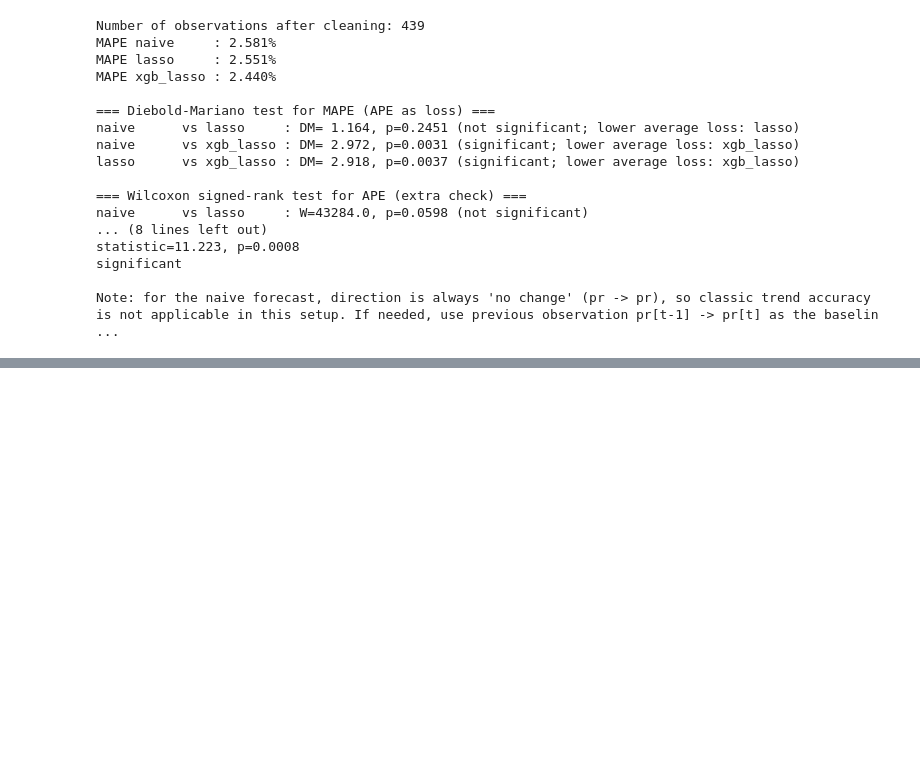
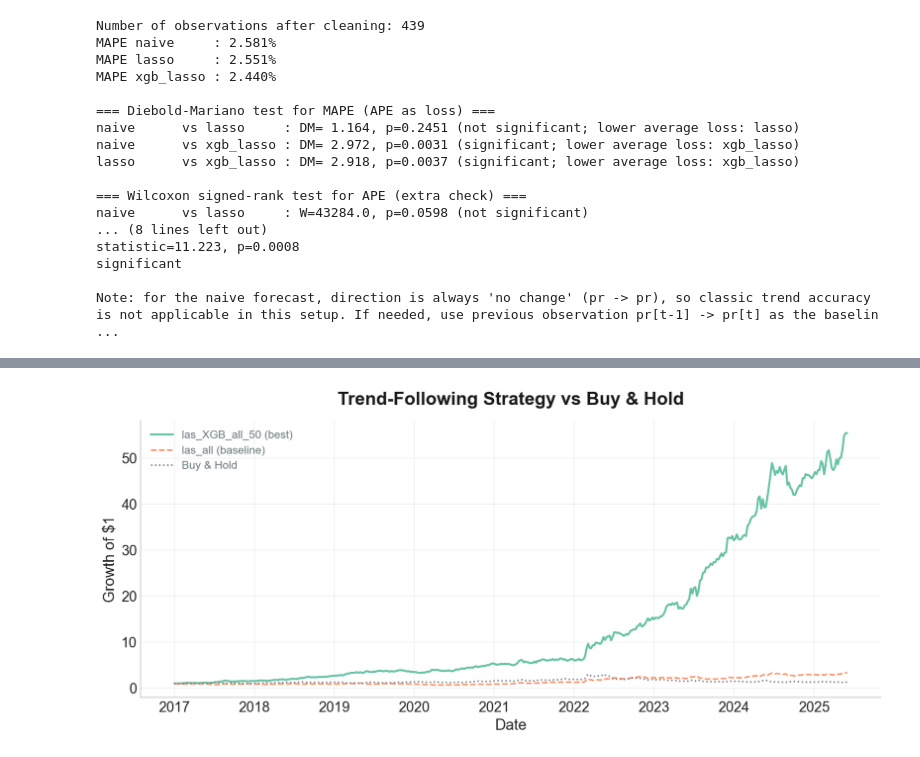
Before and after one commit to ypodmogaev/feature_selection, a Jupyter notebook: feature_selection.ipynb, the cells around one changed output, grey strips where cells are left out. Cells and saved outputs as stored; diff of their text form; code cells hidden in the pictures; blank space fills up the shorter version.

```diff
--- a/feature_selection.ipynb
+++ b/feature_selection.ipynb
@@ -7484,0 +7488,2 @@ Note: for the naive forecast, direction is always 'no change' (pr -> pr), so cla
+# %%
+sst_df_short = sst_df[:-1].copy()
@@ -7484,0 +7936,69 @@ Note: for the naive forecast, direction is always 'no change' (pr -> pr), so cla
+# %%
+import numpy as np
+import pandas as pd
+import matplotlib.pyplot as plt
+
+
+def run_backtest(df, pred_col, price_col='pr', next_price_col='pr_next'):
+    """Build trend signal and compute realized / strategy returns."""
+    df = df.copy()
+    df['actual_return'] = df[next_price_col] / df[price_col] - 1
+    pred_return = df[pred_col] / df[price_col] - 1
+    df['signal'] = np.sign(pred_return)
+    df['strategy_return'] = df['signal'] * df['actual_return']
+    return df
+
+
+def compute_metrics(result, periods_per_year=52):
+    """Compute the core backtest metrics."""
+    r = result['strategy_return'].dropna()
+    dir_acc = (np.sign(result['signal']) == np.sign(result['actual_return'])).mean()
+    equity = (1 + r).cumprod()
+    total_return = equity.iloc[-1] - 1
+    sharpe = r.mean() / r.std() * np.sqrt(periods_per_year) if r.std() > 0 else np.nan
+    running_max = equity.cummax()
+    max_dd = (equity / running_max - 1).min()
+    win_rate = (r > 0).mean()
+    return {
+        'Directional Accuracy': dir_acc,
+        'Total Return': total_return,
+        'Annualized Sharpe Ratio': sharpe,
+        'Max Drawdown': max_dd,
+        'Win Rate': win_rate,
+    }
+
+
+def print_metrics(metrics, label):
+    print(f"\n=== {label} ===")
+    print(f"Directional Accuracy : {metrics['Directional Accuracy']:.2%}")
+    print(f"Total Return         : {metrics['Total Return']:.2%}")
+    print(f"Annualized Sharpe    : {metrics['Annualized Sharpe Ratio']:.2f}")
+    print(f"Max Drawdown         : {metrics['Max Drawdown']:.2%}")
+    print(f"Win Rate             : {metrics['Win Rate']:.2%}")
+
+
+# --- Run for best model, baseline, and buy & hold ---
+xgb_result = run_backtest(sst_df_short, pred_col='las_XGB_all_50')
+lasso_result = run_backtest(sst_df_short, pred_col='las_all')
+
+print_metrics(compute_metrics(xgb_result), 'las_XGB_all_50 (best predictor)')
+print_metrics(compute_metrics(lasso_result), 'las_all (baseline)')
+
+# --- Visualization: equity curves, no file saved ---
+dates = xgb_result['Date']
+xgb_equity = (1 + xgb_result['strategy_return'].fillna(0)).cumprod()
+lasso_equity = (1 + lasso_result['strategy_return'].fillna(0)).cumprod()
+buy_hold_equity = (1 + xgb_result['actual_return'].fillna(0)).cumprod()
+
+plt.figure(figsize=(11, 5))
+plt.plot(dates, xgb_equity, label='las_XGB_all_50 (best)', linewidth=2)
+plt.plot(dates, lasso_equity, label='las_all (baseline)', linestyle='--')
+plt.plot(dates, buy_hold_equity, label='Buy & Hold', linestyle=':', color='gray')
+plt.title('Trend-Following Strategy vs Buy & Hold')
+plt.xlabel('Date')
+plt.ylabel('Growth of $1')
+plt.legend()
+plt.grid(alpha=0.3)
+plt.tight_layout()
+plt.show()
+# %% [output]
@@ -7484,0 +8018 @@ Note: for the naive forecast, direction is always 'no change' (pr -> pr), so cla
+[figure, added]
```
Also changed, not shown: parts of 14 cells of this notebook.
